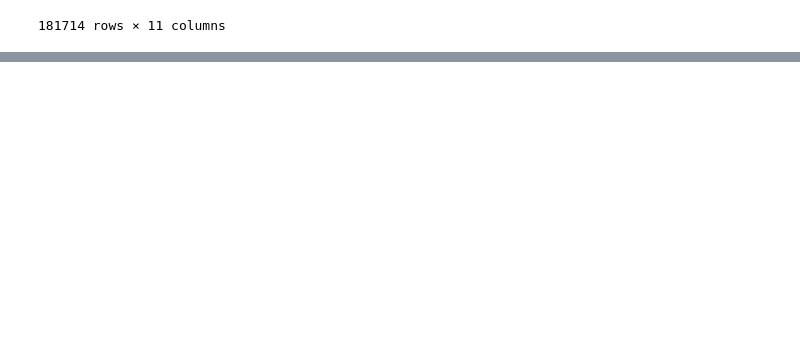
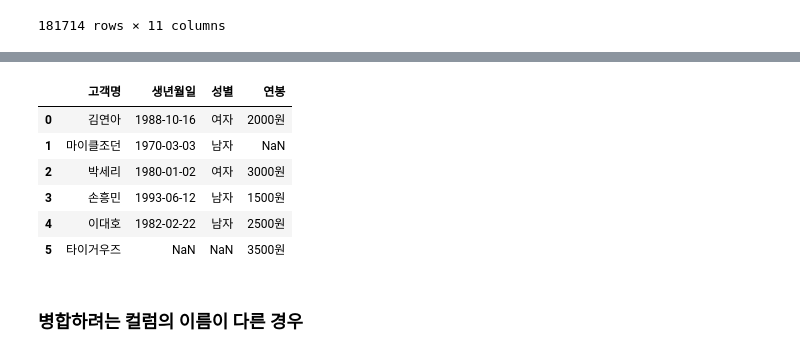
Before and after one commit to froggy-hyun/pandas_note, a Jupyter notebook: 07. 연결(Concat)과 병합(Merge).ipynb, the cells around one changed output, grey strips where cells are left out. Saved outputs shown, nothing was run; the diff lists cells and outputs as text; code cells hidden in the pictures; blank space fills up the shorter version.

Commit message:
study: 07. 연결(Concat)과 병합(Merge) - 2) Merge() - 병합

```diff
--- a/07. 연결(Concat)과 병합(Merge).ipynb
+++ b/07. 연결(Concat)과 병합(Merge).ipynb
@@ -205,0 +212,6 @@ pd.concat([gas1, gas2], axis=1)
+# %%
+df1 = pd.DataFrame({
+    '고객명': ['박세리', '이대호', '손흥민', '김연아', '마이클조던'],
+    '생년월일': ['1980-01-02', '1982-02-22', '1993-06-12', '1988-10-16', '1970-03-03'],
+    '성별': ['여자', '남자', '남자', '여자', '남자']})
+df1
@@ -205,0 +225,5 @@ pd.concat([gas1, gas2], axis=1)
+# %%
+df2 = pd.DataFrame({
+    '고객명': ['김연아', '박세리', '손흥민', '이대호', '타이거우즈'],
+    '연봉': ['2000원', '3000원', '1500원', '2500원', '3500원']})
+df2
@@ -205,0 +280,12 @@ pd.concat([gas1, gas2], axis=1)
+# %%
+pd.merge(df1, df2, how='outer')
+# %% [output]
+|  | 고객명 | 생년월일 | 성별 | 연봉 |
+| 0 | 김연아 | 1988-10-16 | 여자 | 2000원 |
+| 1 | 마이클조던 | 1970-03-03 | 남자 | NaN |
+| 2 | 박세리 | 1980-01-02 | 여자 | 3000원 |
+| 3 | 손흥민 | 1993-06-12 | 남자 | 1500원 |
+| 4 | 이대호 | 1982-02-22 | 남자 | 2500원 |
+| 5 | 타이거우즈 | NaN | NaN | 3500원 |
+# %% [markdown]
+### 병합하려는 컬럼의 이름이 다른 경우
```
Also changed, not shown: parts of 15 cells of this notebook.
